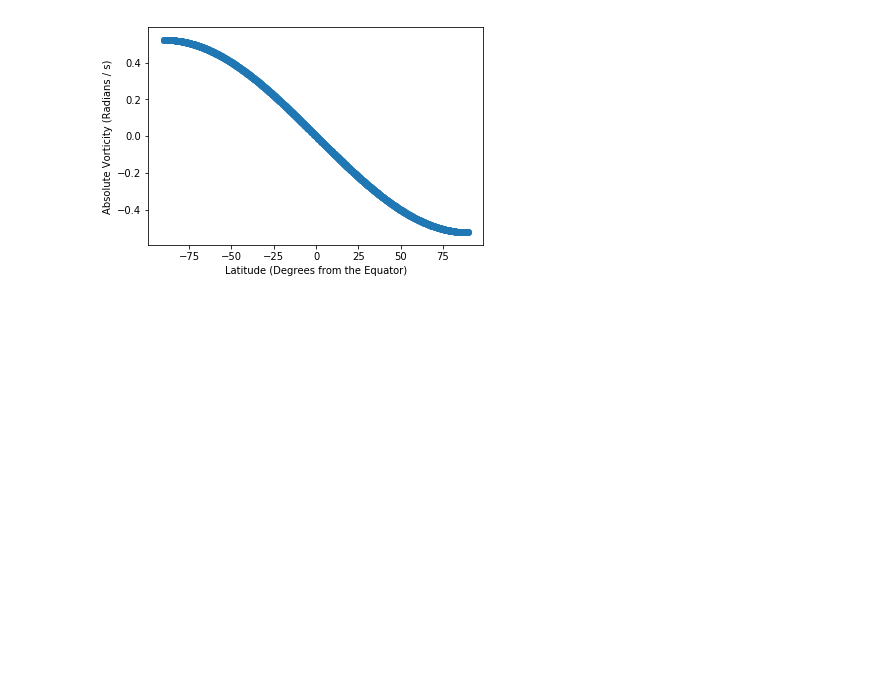
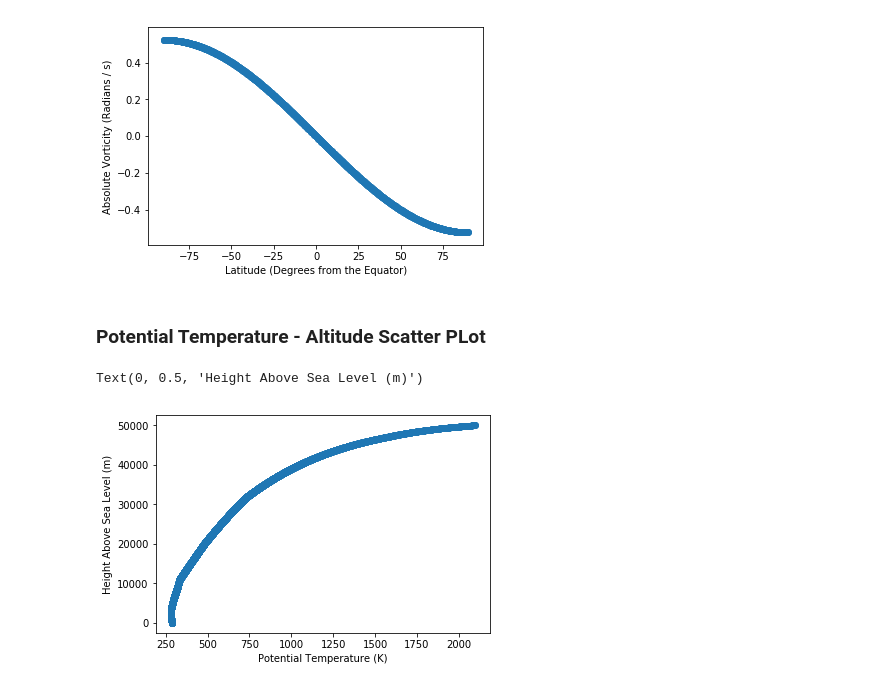
Before and after one commit to amsimp/amsimp, a Jupyter notebook: benchmarking/visualise.ipynb, the cells around one changed output. Saved outputs shown, nothing was run; the diff lists cells and outputs as text; code cells hidden in the pictures; blank space fills up the shorter version.

```diff
--- a/benchmarking/visualise.ipynb
+++ b/benchmarking/visualise.ipynb
@@ -82,3 +91,12 @@ plt.ylabel('Absolute Vorticity (Radians / s)')
 # %% [output]
 Text(0, 0.5, 'Absolute Vorticity (Radians / s)')
 [figure]
+# %% [markdown]
+### Potential Temperature - Altitude Scatter PLot
+# %%
+plt.scatter(detail.potential_temperature(), detail.altitude_level())
+plt.xlabel('Potential Temperature (K)')
+plt.ylabel('Height Above Sea Level (m)')
+# %% [output]
+Text(0, 0.5, 'Height Above Sea Level (m)')
+[figure, added]
```
Also changed, not shown: parts of 5 cells of this notebook, 2 other files.
